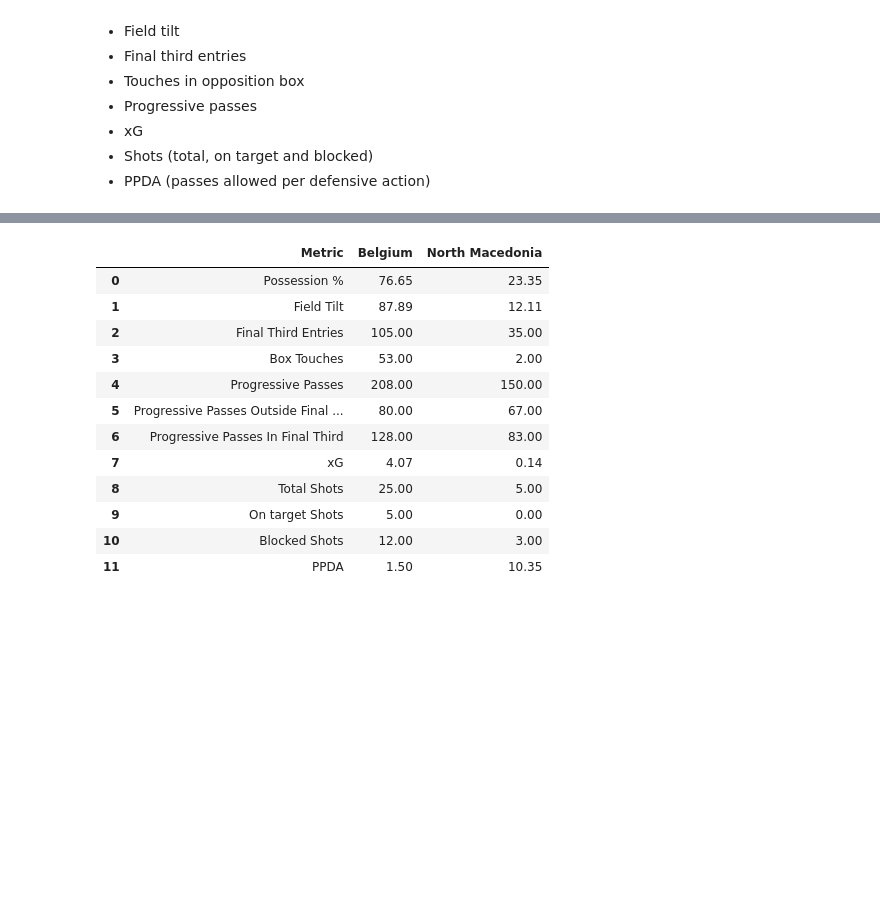
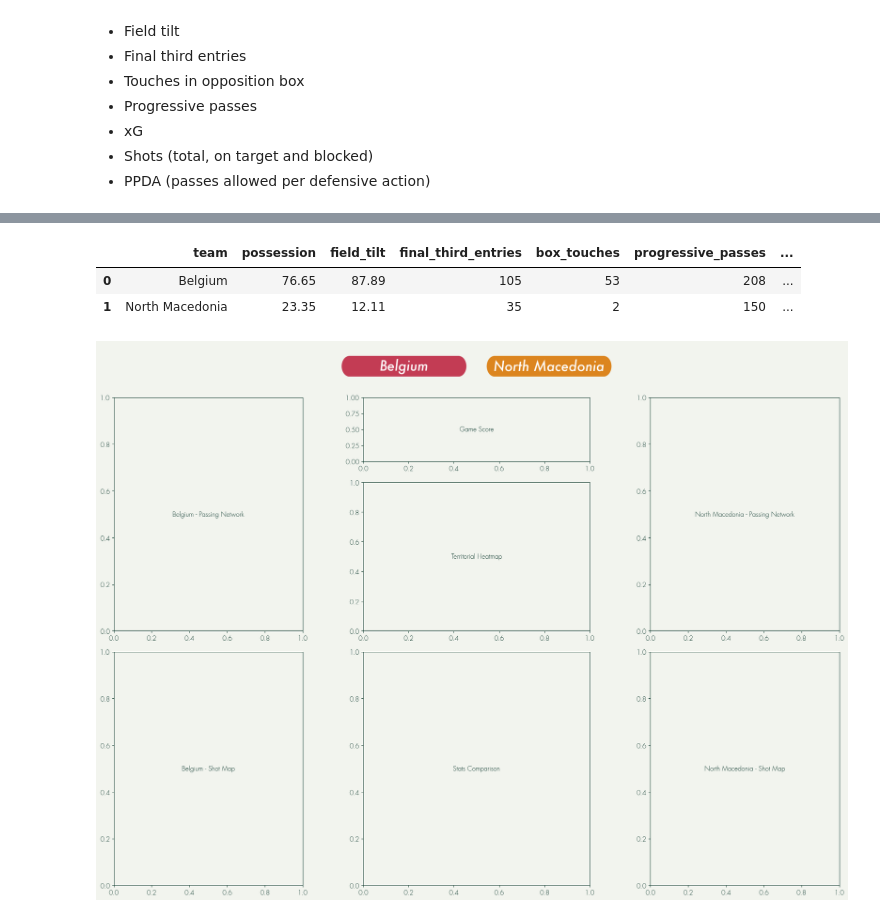
Before and after one commit to MarijnSt/belgium-north-macedonia-analysis, a Jupyter notebook: notebooks/dominance_analysis.ipynb, the cells around one changed output, grey strips where cells are left out. Drawn from its saved outputs; the diff is of its cells as text; code cells hidden in the pictures; blank space fills up the shorter version.

Commit message:
feat: init summary plot

```diff
--- a/notebooks/dominance_analysis.ipynb
+++ b/notebooks/dominance_analysis.ipynb
@@ -48,5 +48,6 @@ The event-based metrics we'll be looking at to assert Belgian dominance:
 # %%
 from stats import calculate_dominance_metrics
 
-calculate_dominance_metrics(events_data, "Belgium", "North Macedonia")
+metrics_df = calculate_dominance_metrics(events_data, "Belgium", "North Macedonia")
+metrics_df.head()
 # %% [output]
@@ -56,13 +54,10 @@ calculate_dominance_metrics(events_data, "Belgium", "North Macedonia")
-|  | Metric | Belgium | North Macedonia |
-| 0 | Possession % | 76.65 | 23.35 |
-| 1 | Field Tilt | 87.89 | 12.11 |
-| 2 | Final Third Entries | 105.00 | 35.00 |
-| 3 | Box Touches | 53.00 | 2.00 |
-| 4 | Progressive Passes | 208.00 | 150.00 |
-| 5 | Progressive Passes Outside Final ... | 80.00 | 67.00 |
-| 6 | Progressive Passes In Final Third | 128.00 | 83.00 |
-| 7 | xG | 4.07 | 0.14 |
-| 8 | Total Shots | 25.00 | 5.00 |
-| 9 | On target Shots | 5.00 | 0.00 |
-| 10 | Blocked Shots | 12.00 | 3.00 |
-| 11 | PPDA | 1.50 | 10.35 |
+|  | team | possession | field_tilt | final_third_entries | box_touches | progressive_passes | ... |
+| 0 | Belgium | 76.65 | 87.89 | 105 | 53 | 208 | ... |
+| 1 | North Macedonia | 23.35 | 12.11 | 35 | 2 | 150 | ... |
+# %%
+from viz import create_game_summary
+
+fig = create_game_summary(events_data, "Belgium", "bel_color", "North Macedonia", "mkd_color", metrics_df)
+fig.show()
+# %% [output]
+[figure, added]
```
Also changed, not shown: parts of 3 cells of this notebook, 13 other files.
